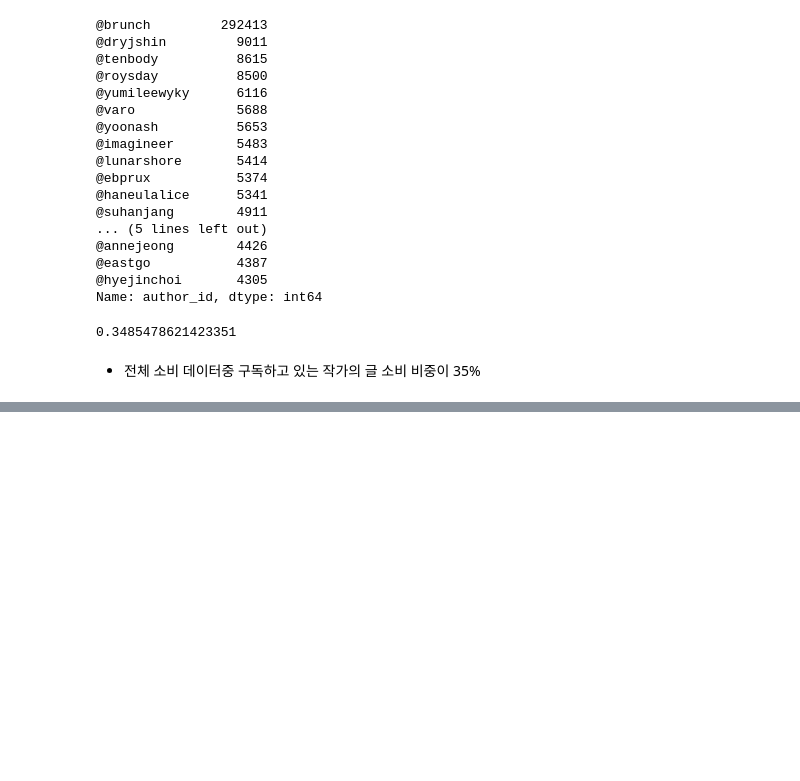
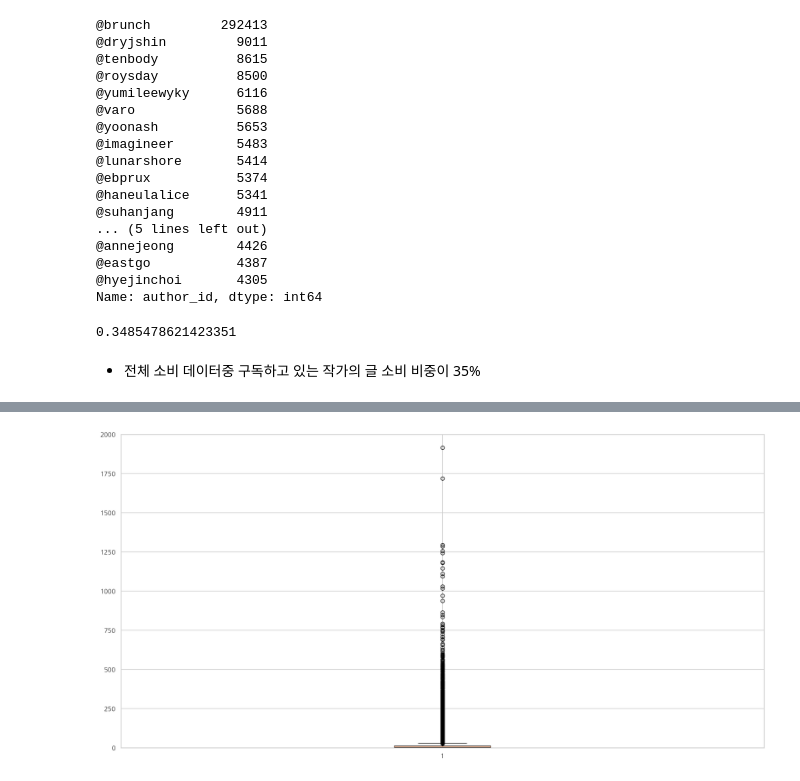
Before and after one commit to dss-14th/ml-repo-4, a Jupyter notebook: Eda.ipynb, the cells around one changed output, grey strips where cells are left out. Saved outputs shown, nothing was run; the diff lists cells and outputs as text; code cells hidden in the pictures; blank space fills up the shorter version.

```diff
--- a/Eda.ipynb
+++ b/Eda.ipynb
@@ -704,0 +857,6 @@ following_read.shape[0] / off_data.shape[0]
+# %%
+plt.boxplot(readers_article_count["article_id_count"], whis=1.5)
+plt. ylim([0,2000])
+plt.show()
+# %% [output]
+[figure, added]
```
Also changed, not shown: parts of 73 cells of this notebook.
